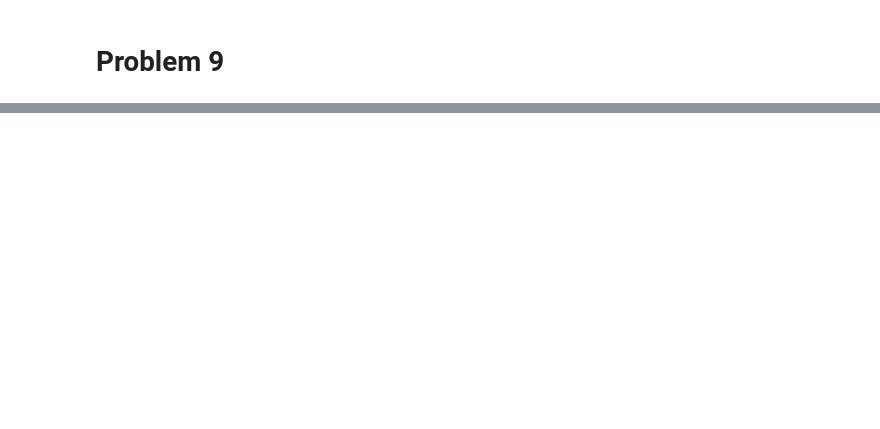
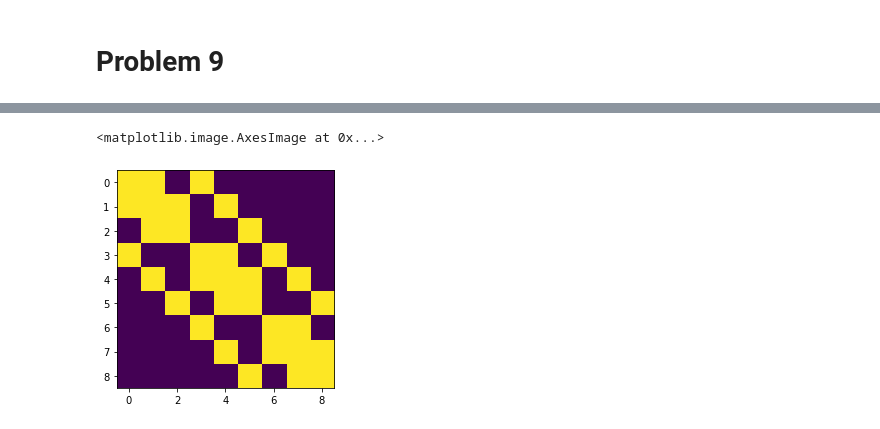
Before and after one commit to staghado/Project-Euler, a Jupyter notebook: solutions.ipynb, the cells around one changed output, grey strips where cells are left out. Saved outputs shown, nothing was run; the diff lists cells and outputs as text; code cells hidden in the pictures; blank space fills up the shorter version.

```diff
--- a/solutions.ipynb
+++ b/solutions.ipynb
@@ -239,0 +386,19 @@ n_adjacent_digits(number, n=13)
+# %%
+def collatz(n):
+    i = 1
+    while n != 1:
+        if n % 2 == 0:
+            n = n//2
+        else :
+            n = 3*n+1
+        i+=1
+    return i
+# %%
+i = 1
+l = 0
+
+while i < 1000000:
+    c = collatz(i)
+    if c > l:
+        l = c
+    i+=1
@@ -239,0 +416,20 @@ n_adjacent_digits(number, n=13)
+# %%
+def make_matrix(rows, cols):
+    n = rows*cols
+    M = np.zeros((n, n), dtype=int)
+    for r in range(rows):
+        for c in range(cols):
+            i = r*cols + c
+            # Two inner diagonals
+            if c > 0:
+                M[i-1,i] = 1
+                M[i,i-1] = 1
+            # Two outer diagonals
+            if r > 0:
+                M[i-cols,i] = 1
+                M[i,i-cols] = 1
+    return M + np.eye(n, dtype=int)
+# %%
+n = 3
+M = make_matrix(n, n)
+M
@@ -239,0 +446,5 @@ n_adjacent_digits(number, n=13)
+# %%
+plt.imshow(M)
+# %% [output]
+<matplotlib.image.AxesImage at 0x...>
+[figure, added]
```
Also changed, not shown: parts of 30 cells of this notebook, 3 other files.
